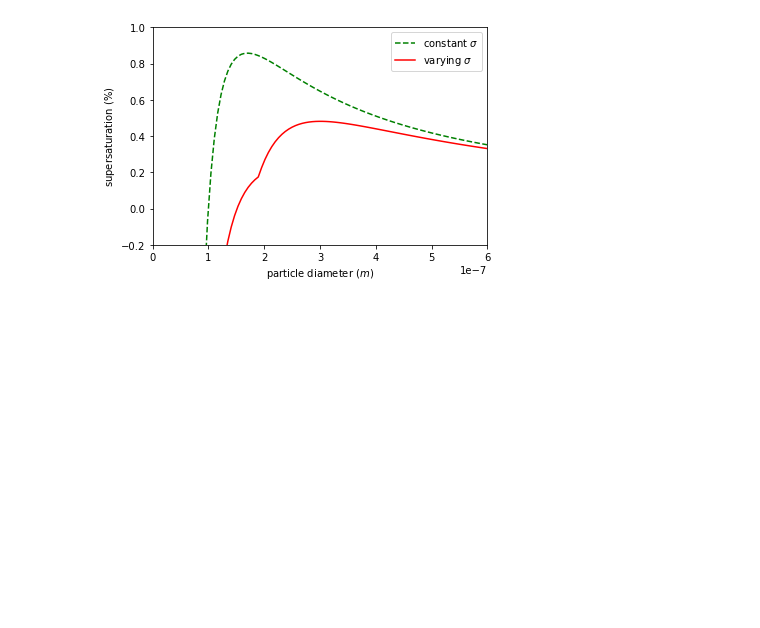
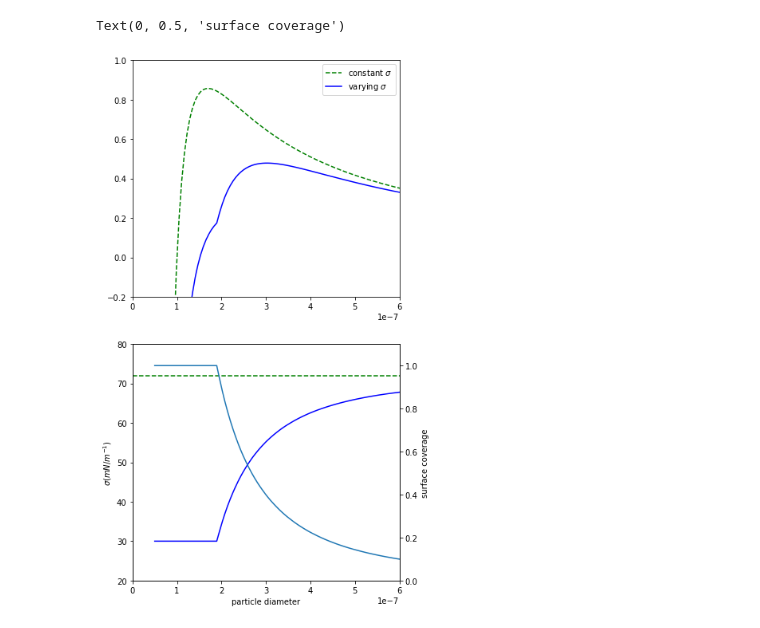
Before and after one commit to Jim-Xu/Project_Scripts, a Jupyter notebook: sensitivity_test.ipynb, the cells around one changed output. Cells and saved outputs as stored; diff of their text form; code cells hidden in the pictures; blank space fills up the shorter version.

Commit message:
add surface coverage

```diff
--- a/sensitivity_test.ipynb
+++ b/sensitivity_test.ipynb
@@ -17,10 +16,11 @@ D= widgets.IntRangeSlider(min=1, max = 100, value = [5, 65], description = 'Wet
 d_0 = widgets.FloatSlider(min=40, max=200, step=1, value=41,description='dry diameter') # nm
 frac_org = widgets.FloatSlider(min=0, max=1, step=0.01, value=0.5, description='organic fraction')
 delta_min = widgets.FloatSlider(min=0.1, max=0.3, step=0.01, value=0.16, description='delta_min') # nm
-sigma_inorganic = widgets.Dropdown(options=[('AS', 228), ('H2SO4', 49)], description='sigma_inorganic:') # mN/m
+sigma_inorganic = widgets.Dropdown(options=[('AS', 50), ('H2SO4', 49)], description='sigma_inorganic:') # mN/m
 kappa_inorganic = widgets.Dropdown(options= [('AS', 0.58), ('H2SO4', 0.7)], description='kappa_inorganic')
-sigma_organic= widgets.Dropdown(options= [('system2', 30)], description='sigma_organic') # mN/m
-kappa_organic= widgets.Dropdown(options= [('system2', 0.01)], description='kappa_organic')
+sigma_organic = widgets.Dropdown(options= [('system2', 30)], description='sigma_organic') # mN/m
+# kappa_organic = widgets.Dropdown(options= [('system2', 0.01)], description='kappa_organic')
+kappa_organic = widgets.FloatSlider(min=0, max=1, step=0.005, value=0.01, description='kappa_inorganic')
 
 display(T, D, d_0, frac_org, delta_min, sigma_inorganic, kappa_inorganic, sigma_organic, kappa_organic)
 # %% [output]
@@ -39,7 +39,9 @@ Dw = np.linspace(D.value[0]*1e-8, D.value[1]*1e-8,100)
 def S_const_sigma(Dw):
     A_cs = (4 * sigma_water * mv)/(R * T.value * rho_w)
     kappa_cs = (1 - frac_org.value) * kappa_inorganic.value + frac_org.value * kappa_organic.value
-    return (Dw ** 3 - ((d_0.value)*1e-9)**3)/(Dw ** 3 - (1-kappa_cs)*((d_0.value)*1e-9)**3)*np.exp(A_cs/Dw )
+    ss_cs = (Dw ** 3 - ((d_0.value)*1e-9)**3)/(Dw ** 3 - (1-kappa_cs)*((d_0.value)*1e-9)**3)*np.exp(A_cs/Dw)
+    return ss_cs
+ss_cs = S_const_sigma(Dw)
 
 def S_varying_sigma(Dw):
     v_wet = (np.pi * Dw **3)/6
@@ -56,18 +58,32 @@ def S_varying_sigma(Dw):
     sigma_shell = sigma_organic.value * 1e-3
     # calculate overall sigma
     sigma = (1 - c_beta) * sigma_core + c_beta * sigma_shell
-    A = (4* sigma * mv)/(R * T.value * rho_w)
-    kappa_final = (1 - frac_org.value) * kappa_inorganic.value + frac_org.value * kappa_organic.value
-    return ((Dw ** 3 - ((d_0.value) * 1e-9) ** 3)/(Dw ** 3 - (1-kappa_final) * ((d_0.value) * 1e-9) ** 3)) * np.exp(A/Dw )
+    A_vs = (4* sigma * mv)/(R * T.value * rho_w)
+    kappa_vs = (1 - frac_org.value) * kappa_inorganic.value + frac_org.value * kappa_organic.value
+    ss_vs = ((Dw ** 3 - ((d_0.value) * 1e-9) ** 3)/(Dw ** 3 - (1-kappa_vs) * ((d_0.value) * 1e-9) ** 3)) * np.exp(A_vs/Dw)
+    return c_beta, sigma, ss_vs
+
+c_beta, sigma, ss_vs = S_varying_sigma(Dw)
-# %%
-plt.plot(Dw, (S_const_sigma(Dw)-1)*100, 'g--', label='constant $\sigma$')
-plt.plot(Dw, (S_varying_sigma(Dw)-1)*100, 'r-', label='varying $\sigma$')
-plt.xlim(0, 6e-7)
-plt.ylim(-0.2, 1)
-plt.xlabel("particle diameter ($ m$)")
-plt.ylabel("supersaturation ($\%$)")
-plt.legend()
-
-plt.savefig('varying_sigma.png')
-# %% [output]
-[figure, removed]
+# %%
+fig, (ax1, ax2) = plt.subplots(2, 1, figsize=(6, 12))
+
+ax1.plot(Dw, (ss_cs-1)*100, 'g--', label = 'constant $\sigma$')
+ax1.plot(Dw, (ss_vs-1)*100, 'b-', label = 'varying $\sigma$')
+ax1.set_xlim(0, 6e-7)
+ax1.set_ylim(-0.2, 1)
+ax1.legend()
+
+ax2.plot(Dw, sigma*1000, 'b-')
+ax2.axhline(y=72, color= 'green', linestyle='--')
+ax2.set_xlabel('particle diameter')
+ax2.set_ylabel('$\sigma (mN/m^{-1})$')
+ax2.set_xlim(0, 6e-7)
+ax2.set_ylim(20,80)
+
+ax3 = ax2.twinx()
+ax3.plot(Dw, c_beta)
+ax3.set_ylim(0, 1.1)
+ax3.set_ylabel('surface coverage')
+# %% [output]
+Text(0, 0.5, 'surface coverage')
+[figure, added]
```
Also changed, not shown: parts of 2 cells of this notebook.
